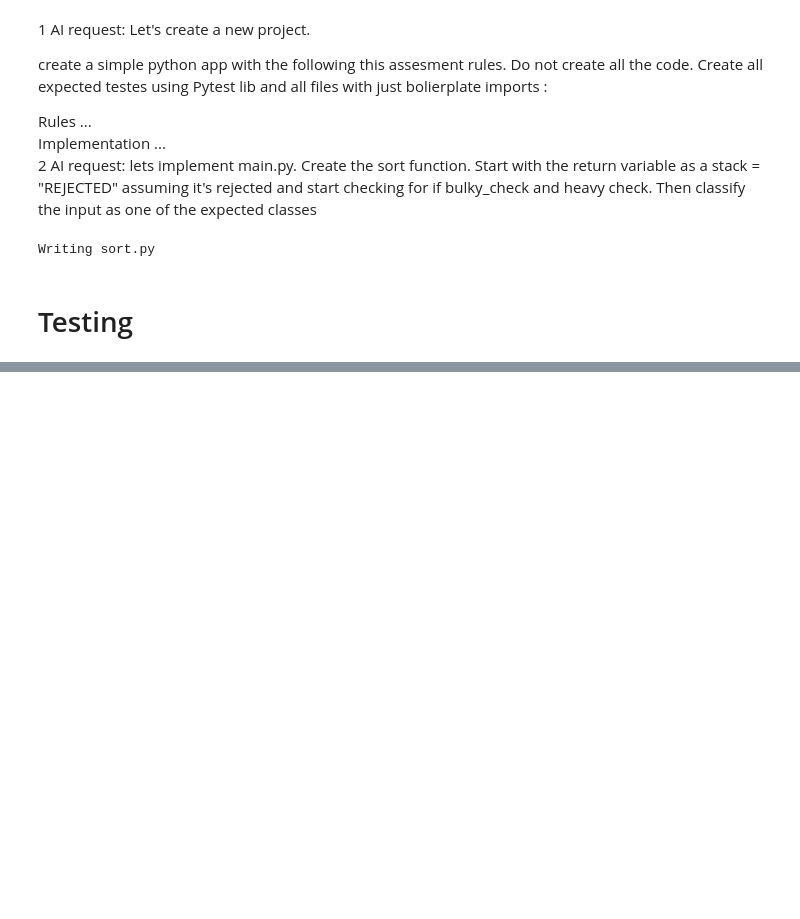
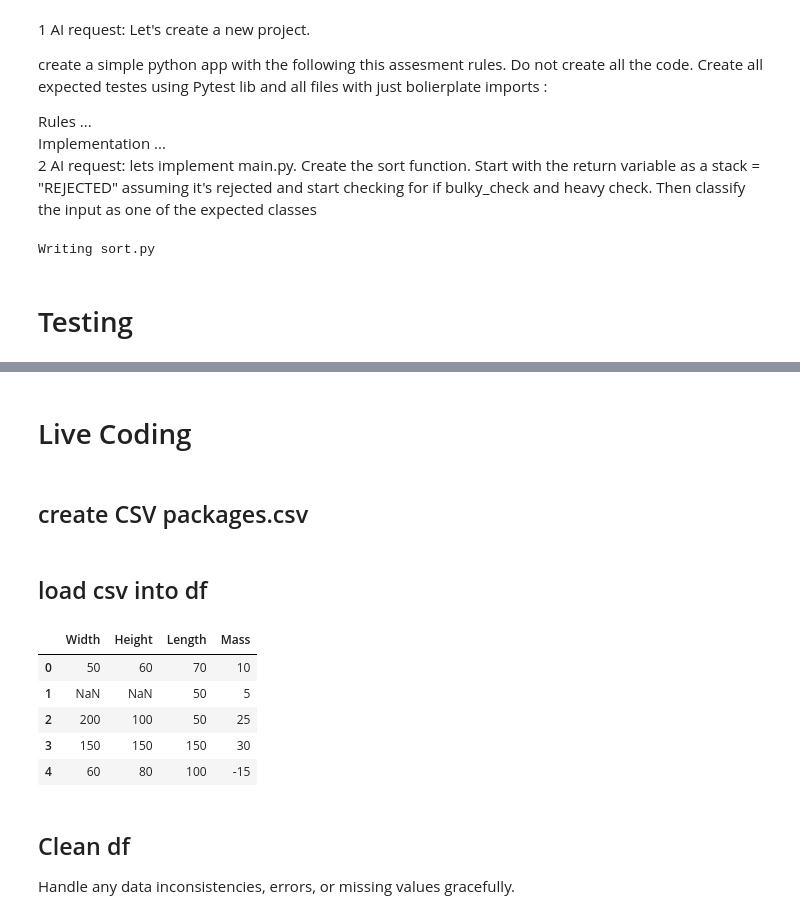
Before and after one commit to IkeSalmonson/sort_package, a Jupyter notebook: sorter_main_py.ipynb, the cells around one changed output, grey strips where cells are left out. Saved outputs shown, nothing was run; the diff lists cells and outputs as text; code cells hidden in the pictures; blank space fills up the shorter version.

Commit message:
Live Coding Added

```diff
--- a/sorter_main_py.ipynb
+++ b/sorter_main_py.ipynb
@@ -105,0 +108,4 @@ test_sorter.py ...............                                           [100%]
+# %% [markdown]
+# Live Coding
+# %% [markdown]
+## create CSV packages.csv
@@ -105,0 +155,67 @@ test_sorter.py ...............                                           [100%]
+# %%
+# prompt: based on packges_csv generate a csv file on the root folder
+
+with open('packages.csv', 'w') as f:
+    f.write(packges_csv)
+
+#!cat packages.csv
+# %% [markdown]
+## load csv into df
+# %%
+# prompt: base on the file from
+# with open('packages.csv', 'r') as f:
+#     file = f.read()
+# create a function that takes in each row, create a comma separated list and filter all rows to have at max 4 values. Return pandas dataframe
+
+import pandas as pd
+import io
+
+def process_package_rows(file_content):
+  """
+  Processes each row from a string file content, filters rows to have at most
+  4 values, and returns a pandas DataFrame.
+
+  Args:
+    file_content (str): The content of the CSV file as a string.
+
+  Returns:
+    pd.DataFrame: A DataFrame containing the processed rows.
+  """
+  processed_rows = []
+  # Split the file content into individual lines
+  lines = file_content.strip().split('\n') ##check why strip().
+
+  for line in lines:
+    # Split each line by comma
+    values = [value.strip() for value in line.split(',')]
+    # Filter rows to have at most 4 values
+    if len(values) <= 4:
+      # Join the values back into a comma-separated string
+      processed_rows.append(','.join(values))
+    elif len(values) > 4:
+      processed_rows.append(','.join(values[:4]))
+    else:
+      print(f"line has fewer than 4 values line{line}")
+  # Join the processed rows back into a single string with newlines
+  processed_content = '\n'.join(processed_rows)
+
+  # Use pandas read_csv with io.StringIO to read the string as if it were a file
+  df = pd.read_csv(io.StringIO(processed_content))
+
+  return df
+
+with open('packages.csv', 'r') as f:
+    file = f.read()
+# Assuming 'file' variable contains the content from 'packages.csv'
+df_packages = process_package_rows(file)
+df_packages.head()
+# %% [output]
+|  | Width | Height | Length | Mass |
+| 0 | 50 | 60 | 70 | 10 |
+| 1 | NaN | NaN | 50 | 5 |
+| 2 | 200 | 100 | 50 | 25 |
+| 3 | 150 | 150 | 150 | 30 |
+| 4 | 60 | 80 | 100 | -15 |
+# %% [markdown]
+## Clean df
+Handle any data inconsistencies, errors, or missing values gracefully.
```
Also changed, not shown: parts of 12 cells of this notebook.
